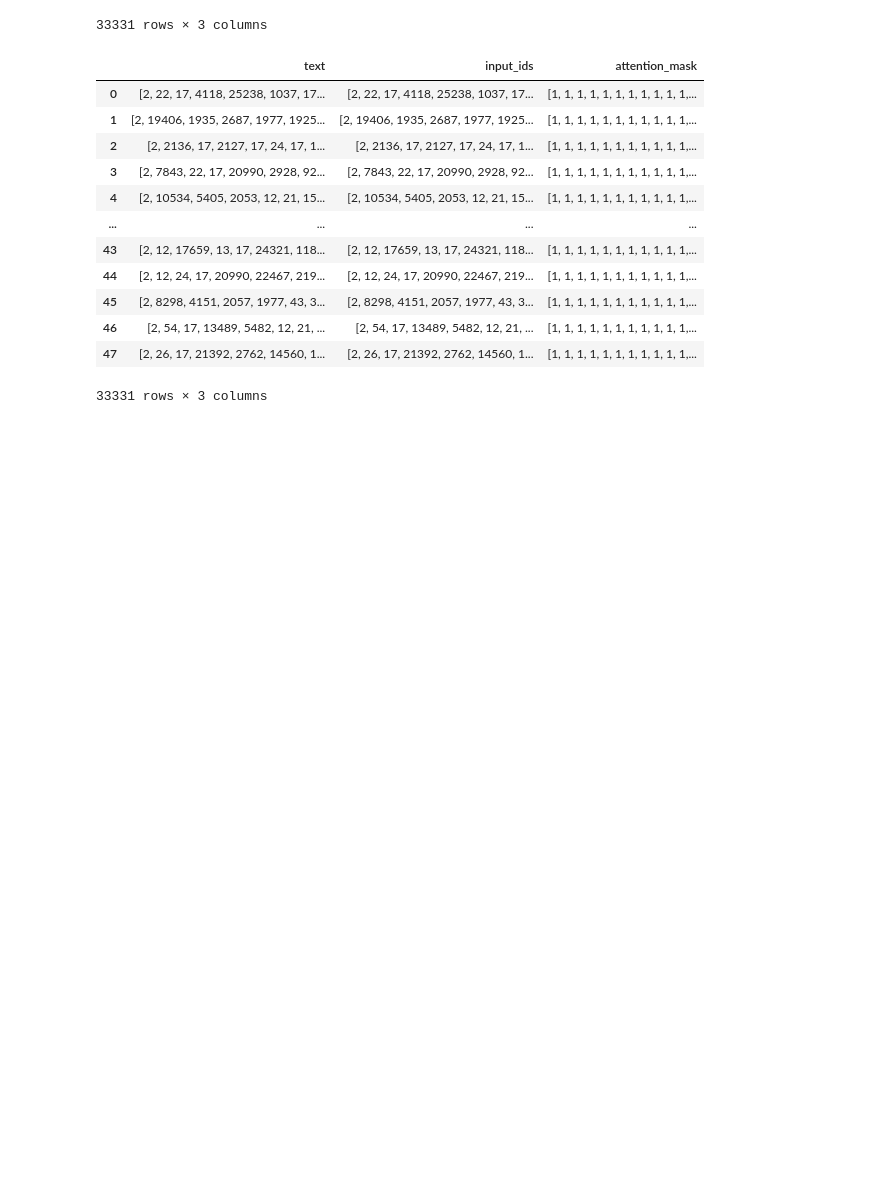
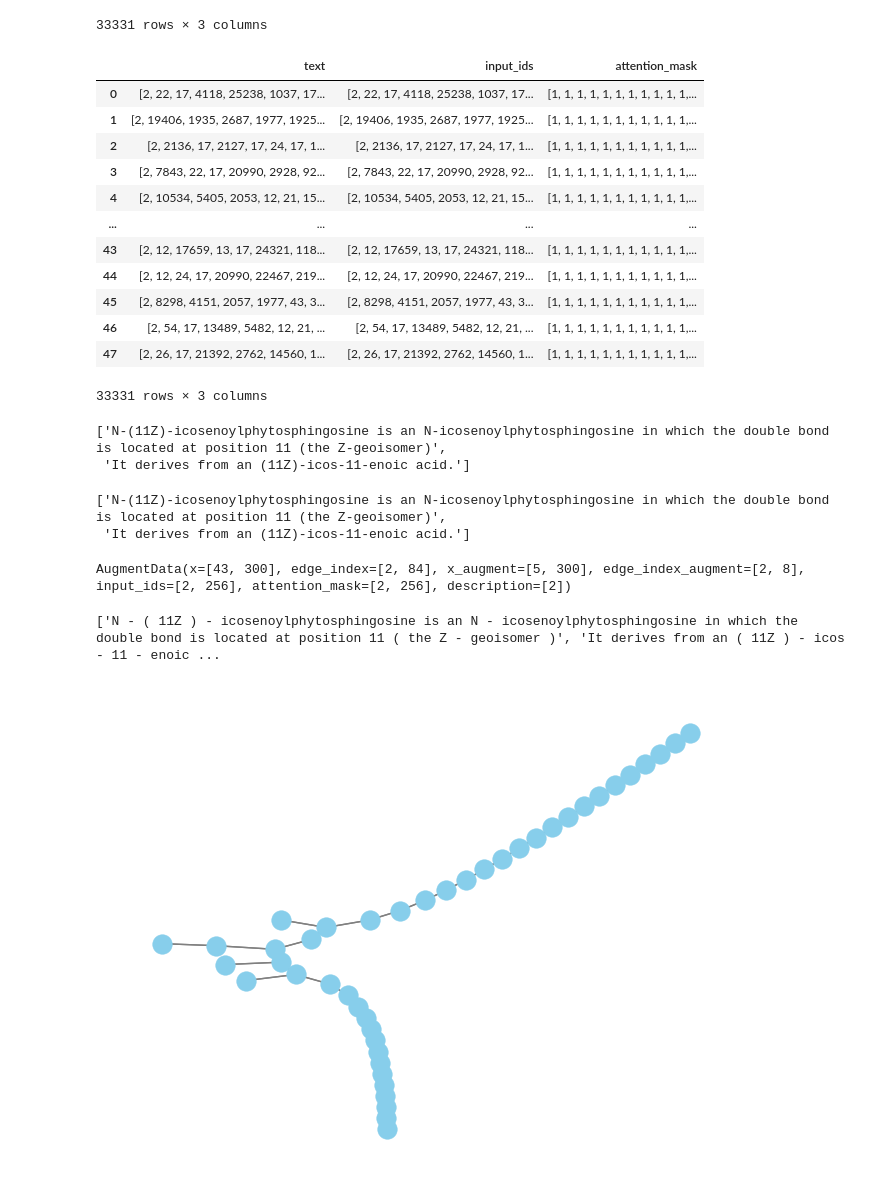
Before and after one commit to Liphos/Altegrad-MVA-2023-2024, a Jupyter notebook: notebooks/eda.ipynb, the cells around one changed output. Saved outputs shown, nothing was run; the diff lists cells and outputs as text; code cells hidden in the pictures; blank space fills up the shorter version.

```diff
--- a/notebooks/eda.ipynb
+++ b/notebooks/eda.ipynb
@@ -392,0 +448,17 @@ df.to_csv("./data/text_tokenized.csv", index=False)
+# %%
+merge_val_dataset = AugmentGraphTextDataset(
+    root="../data/",
+    gt=gt,
+    split="train_on_val",
+    tokenizer=tokenizer,
+    model_name='nlpie/distil-biobert',
+    transform=transform_augment,
+)
+train_dataset = AugmentGraphTextDataset(
+    root="../data/",
+    gt=gt,
+    split="train",
+    tokenizer=tokenizer,
+    model_name='nlpie/distil-biobert',
+    transform=transform_augment,
+)
@@ -392,0 +467,29 @@ df.to_csv("./data/text_tokenized.csv", index=False)
+# %%
+def display(edges):
+    G = nx.DiGraph()
+    for i in range(len(edges[0])):
+        G.add_edge(int(edges[0][i]), int(edges[1][i]))
+    pos = nx.kamada_kawai_layout(G)
+    nx.draw(G, pos, with_labels=False, font_size=8, node_color='skyblue', node_size=200, edge_color='gray', linewidths=0.3, arrows=False)
+# %%
+merged_dataset[len(train_dataset) + 782].description
+# %% [output]
+['N-(11Z)-icosenoylphytosphingosine is an N-icosenoylphytosphingosine in which the double bond is located at position 11 (the Z-geoisomer)',
+ 'It derives from an (11Z)-icos-11-enoic acid.']
+# %%
+merge_val_dataset[782].description
+# %% [output]
+['N-(11Z)-icosenoylphytosphingosine is an N-icosenoylphytosphingosine in which the double bond is located at position 11 (the Z-geoisomer)',
+ 'It derives from an (11Z)-icos-11-enoic acid.']
+# %%
+merge_val_dataset[782]
+# %% [output]
+AugmentData(x=[43, 300], edge_index=[2, 84], x_augment=[5, 300], edge_index_augment=[2, 8], input_ids=[2, 256], attention_mask=[2, 256], description=[2])
+# %%
+print(tokenizer.batch_decode(merge_val_dataset[782].input_ids, skip_special_tokens=True))
+# %% [output]
+['N - ( 11Z ) - icosenoylphytosphingosine is an N - icosenoylphytosphingosine in which the double bond is located at position 11 ( the Z - geoisomer )', 'It derives from an ( 11Z ) - icos - 11 - enoic ...
+# %%
+display(merge_val_dataset[782].edge_index)
+# %% [output]
+[figure, added]
```
Also changed, not shown: parts of 4 cells of this notebook, 3 other files.
